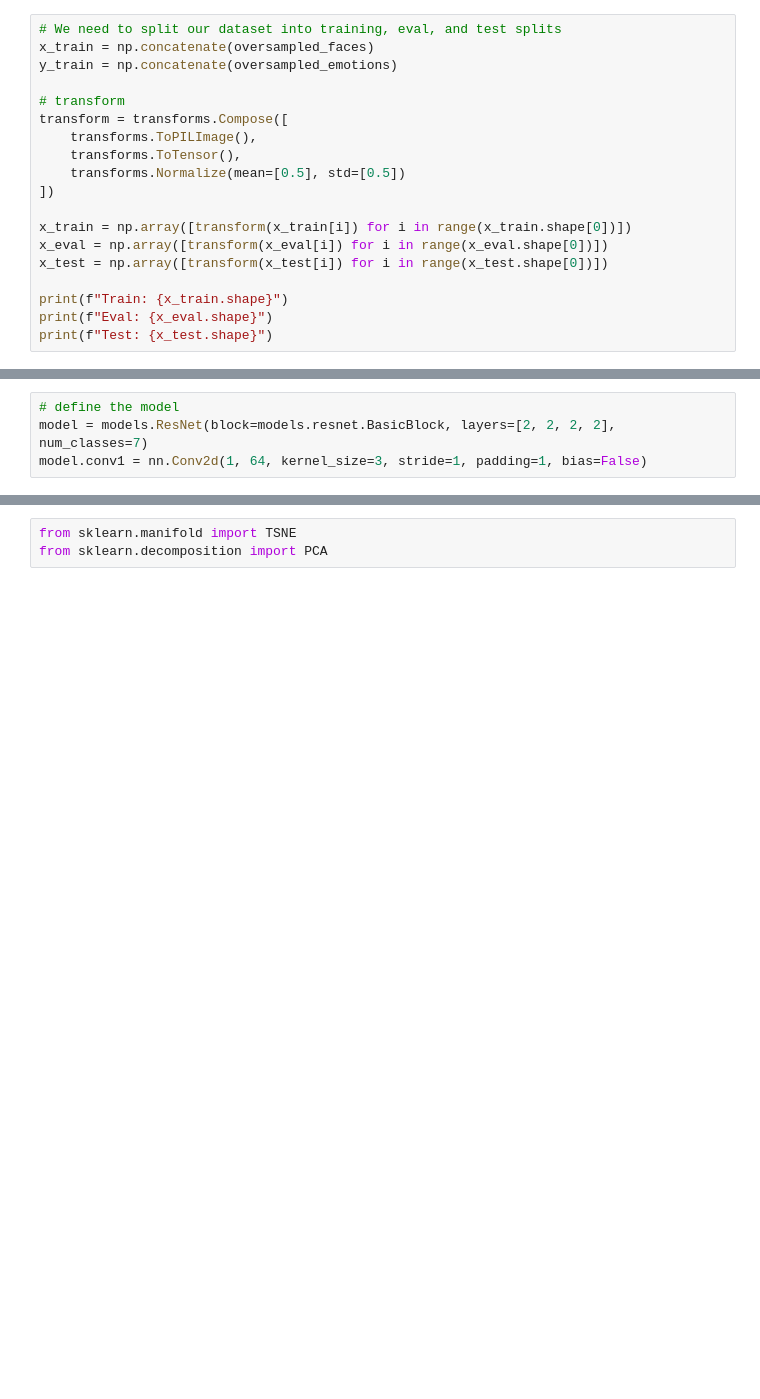
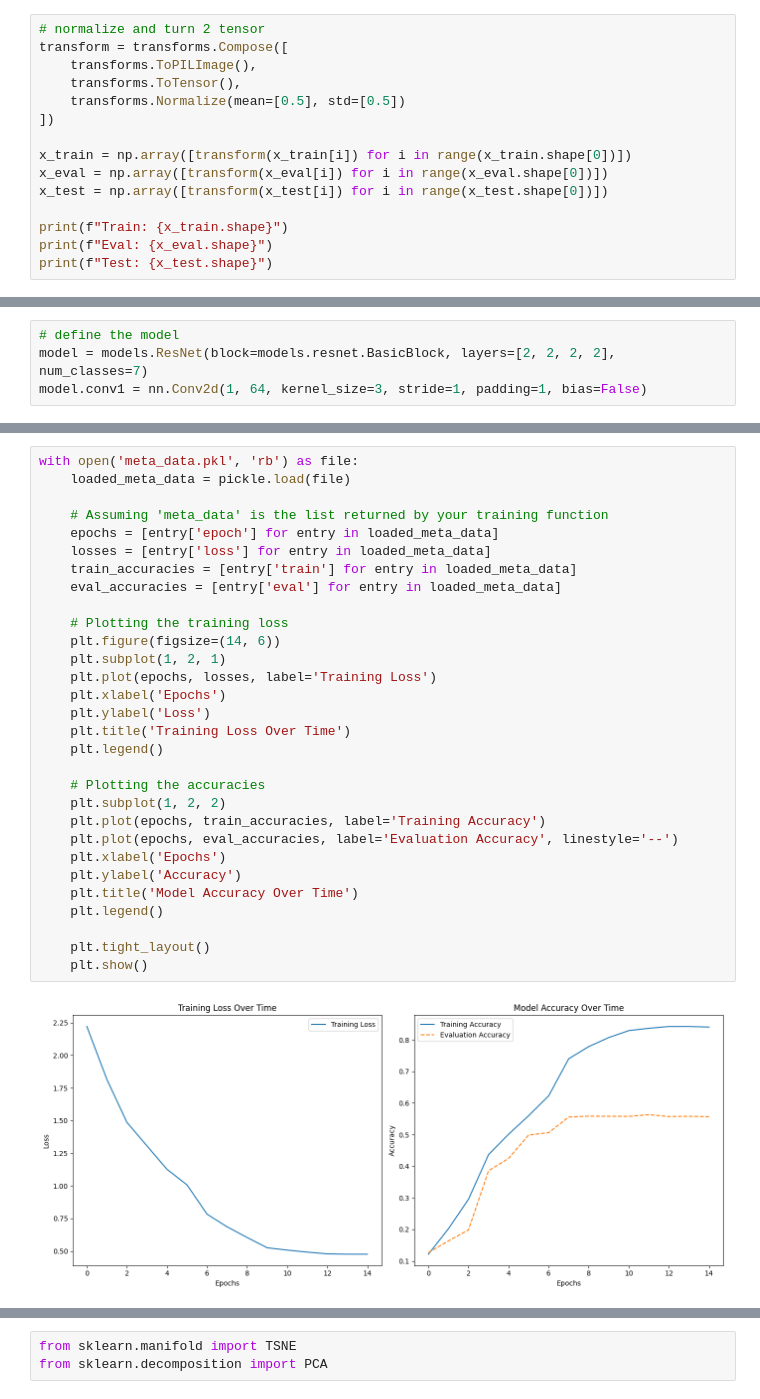
Before and after one commit to kadijaismail112/EmotionRecML, a Jupyter notebook: resnet.ipynb, the cells around one changed output, grey strips where cells are left out. Cells and saved outputs as stored; diff of their text form; blank space fills up the shorter version.

```diff
--- a/resnet.ipynb
+++ b/resnet.ipynb
@@ -128,9 +120,5 @@ Final: (7191, 48, 48, 1)
 # %%
-# We need to split our dataset into training, eval, and test splits
-x_train = np.concatenate(oversampled_faces)
-y_train = np.concatenate(oversampled_emotions)
-
-# transform
+# normalize and turn 2 tensor
 transform = transforms.Compose([
     transforms.ToPILImage(),
     transforms.ToTensor(),
@@ -381,0 +339,32 @@ install "ipywidgets" for Jupyter support
+# %%
+with open('meta_data.pkl', 'rb') as file:
+    loaded_meta_data = pickle.load(file)
+
+    # Assuming 'meta_data' is the list returned by your training function
+    epochs = [entry['epoch'] for entry in loaded_meta_data]
+    losses = [entry['loss'] for entry in loaded_meta_data]
+    train_accuracies = [entry['train'] for entry in loaded_meta_data]
+    eval_accuracies = [entry['eval'] for entry in loaded_meta_data]
+
+    # Plotting the training loss
+    plt.figure(figsize=(14, 6))
+    plt.subplot(1, 2, 1)
+    plt.plot(epochs, losses, label='Training Loss')
+    plt.xlabel('Epochs')
+    plt.ylabel('Loss')
+    plt.title('Training Loss Over Time')
+    plt.legend()
+
+    # Plotting the accuracies
+    plt.subplot(1, 2, 2)
+    plt.plot(epochs, train_accuracies, label='Training Accuracy')
+    plt.plot(epochs, eval_accuracies, label='Evaluation Accuracy', linestyle='--')
+    plt.xlabel('Epochs')
+    plt.ylabel('Accuracy')
+    plt.title('Model Accuracy Over Time')
+    plt.legend()
+
+    plt.tight_layout()
+    plt.show()
+# %% [output]
+[figure, added]
```
Also changed, not shown: parts of 12 cells of this notebook, 5 other files.
